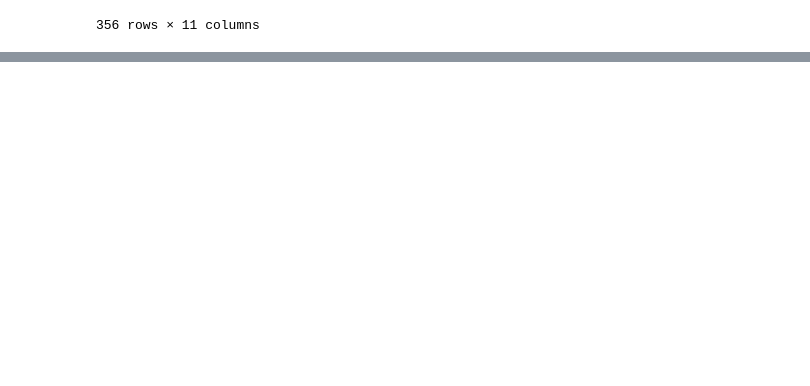
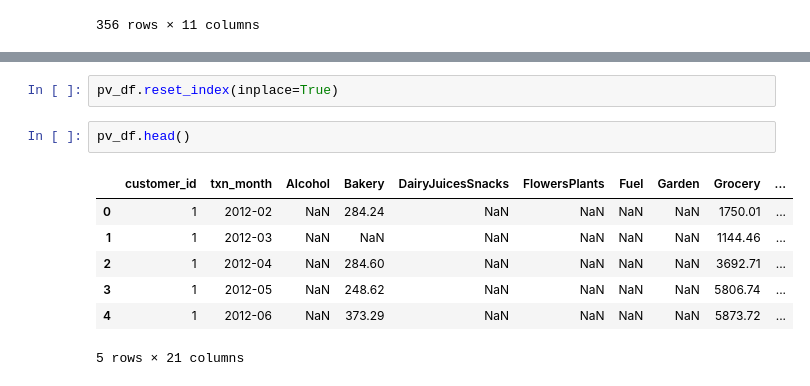
Before and after one commit to sukhumarna/marketing_rl, a Jupyter notebook: notebooks/coupon_redemption_transactions.ipynb, the cells around one changed output, grey strips where cells are left out. Drawn from its saved outputs; the diff is of its cells as text; blank space fills up the shorter version.

```diff
--- a/notebooks/coupon_redemption_transactions.ipynb
+++ b/notebooks/coupon_redemption_transactions.ipynb
@@ -87,0 +102,12 @@ txn_df[txn_df['customer_id'] == 1501]
+# %%
+pv_df.reset_index(inplace=True)
+# %%
+pv_df.head()
+# %% [output]
+|  | customer_id | txn_month | Alcohol | Bakery | DairyJuicesSnacks | FlowersPlants | Fuel | Garden | Grocery | ... |
+| 0 | 1 | 2012-02 | NaN | 284.24 | NaN | NaN | NaN | NaN | 1750.01 | ... |
+| 1 | 1 | 2012-03 | NaN | NaN | NaN | NaN | NaN | NaN | 1144.46 | ... |
+| 2 | 1 | 2012-04 | NaN | 284.60 | NaN | NaN | NaN | NaN | 3692.71 | ... |
+| 3 | 1 | 2012-05 | NaN | 248.62 | NaN | NaN | NaN | NaN | 5806.74 | ... |
+| 4 | 1 | 2012-06 | NaN | 373.29 | NaN | NaN | NaN | NaN | 5873.72 | ... |
+5 rows × 21 columns
```
Also changed, not shown: parts of 13 cells of this notebook, 5 other files.
